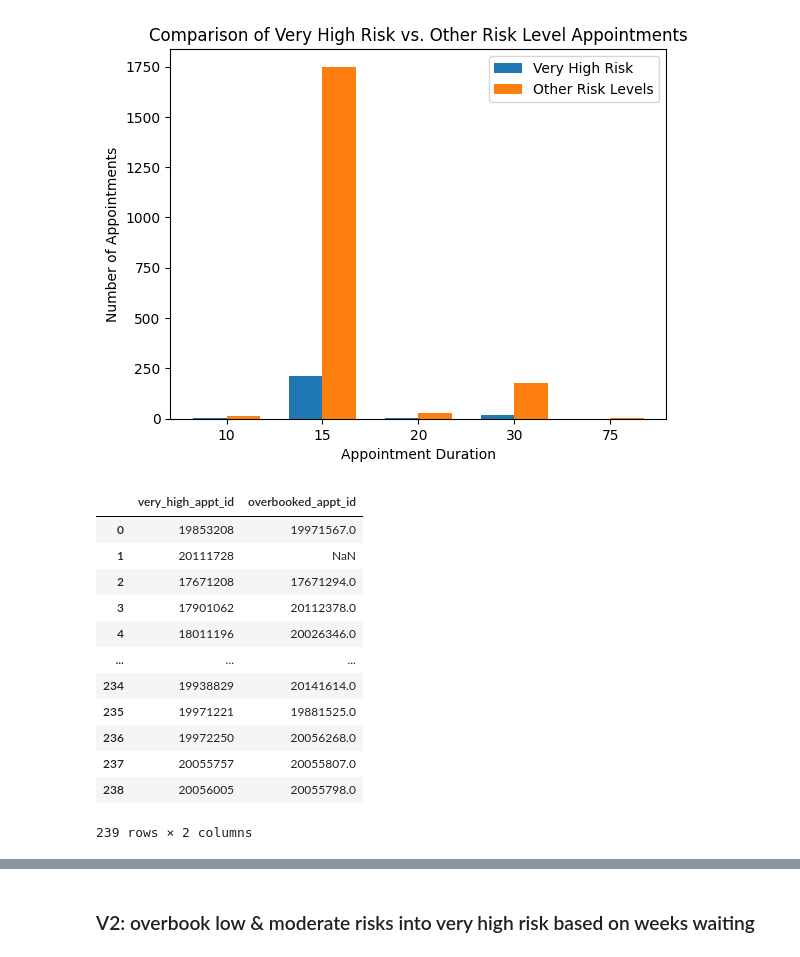
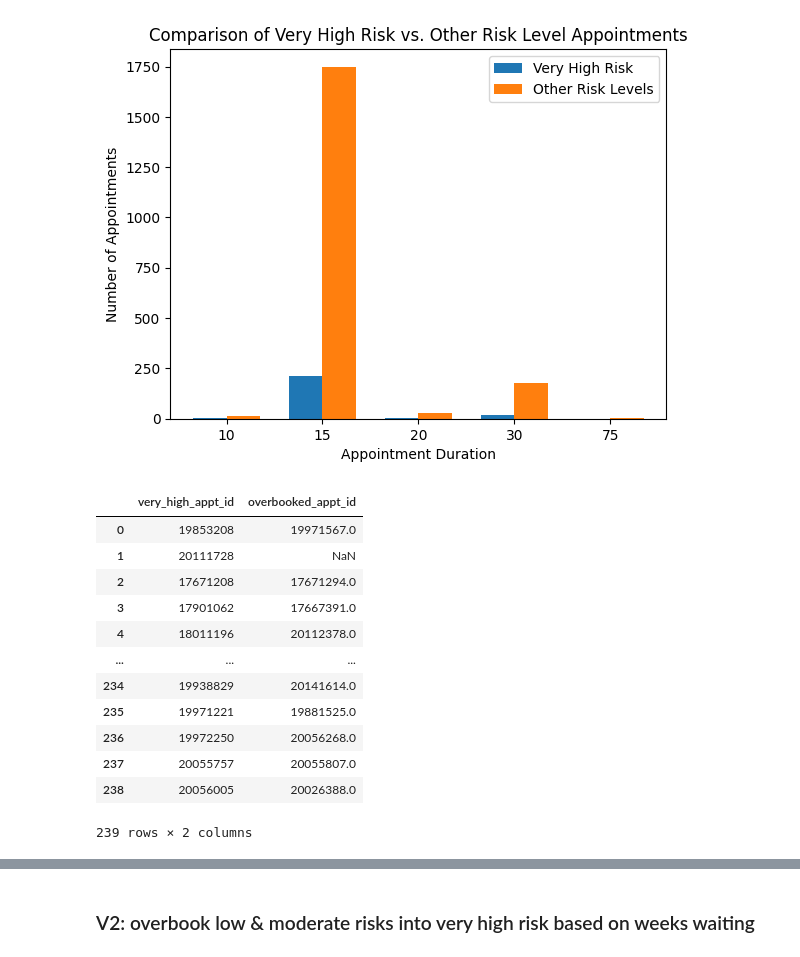
Before and after one commit to hallucinojenlee/hds_dna, a Jupyter notebook: scripts/overbooking_model.ipynb, the cells around one changed output, grey strips where cells are left out. Cells and saved outputs as stored; diff of their text form; code cells hidden in the pictures.

```diff
--- a/scripts/overbooking_model.ipynb
+++ b/scripts/overbooking_model.ipynb
@@ -150,48 +150,56 @@ def overbook_appointments(very_high_group, queue):
     for index, very_high_appt in very_high_group.iterrows():
         very_high_date = pd.to_datetime(very_high_appt["appt_date"])
         overbooked = False
-        while queue and not overbooked:
+        # Create a new, temporary queue to hold appointments that are not suitable for the current very_high_appt for later evaluation
+        temp_queue = deque()
+
+        while queue:
             # Pop the earliest appointment from the queue
-            earliest_appointment_id, earliest_date = queue[0]
+            earliest_appointment_id, earliest_date = queue.popleft()
             # Check if the very_high_date is earlier than the earliest_date
             if very_high_date < earliest_date:
-                queue.popleft() # Remove the earliest appointment from the queue
                 # Overbook the very high risk slot with the remaining appointment
                 overbooked_appointments.append((very_high_appt["appointment_id"], earliest_appointment_id))
                 overbooked = True
+                break
             else:
-                # If the date is not suitable, move to the next appointment in the queue
-                queue.popleft()
+                # If the date is not suitable, move the appointment to the temporary queue
+                temp_queue.append((earliest_appointment_id, earliest_date))
+
+        # Merge the temporary queue back into the original queue
+        queue.extendleft(reversed(temp_queue))
+
         if not overbooked:
             # No more appointments to overbook
             overbooked_appointments.append((very_high_appt["appointment_id"], None))
+
     return overbooked_appointments
 
 # Overbook each very high risk appointment duration group
 overbooked_10 = overbook_appointments(surgeon_new_very_high_10, queue10)
 overbooked_15 = overbook_appointments(surgeon_new_very_high_15, queue15)
 overbooked_20 = overbook_appointments(surgeon_new_very_high_20, queue20)
 overbooked_30 = overbook_appointments(surgeon_new_very_high_30, queue30)
 overbooked_75 = overbook_appointments(surgeon_new_very_high_75, queue75)
 
 # Combine all overbooked results
 all_overbooked_appointments = overbooked_10 + overbooked_15 + overbooked_20 + overbooked_30 + overbooked_75
 
 # Convert to DataFrame
 overbooked_df = pd.DataFrame(all_overbooked_appointments, columns=['very_high_appt_id', 'overbooked_appt_id'])
 overbooked_df
 # %% [output]
 |  | very_high_appt_id | overbooked_appt_id |
 | 0 | 19853208 | 19971567.0 |
 | 1 | 20111728 | NaN |
 | 2 | 17671208 | 17671294.0 |
-| 3 | 17901062 | 20112378.0 |
-| 4 | 18011196 | 20026346.0 |
+| 3 | 17901062 | 17667391.0 |
+| 4 | 18011196 | 20112378.0 |
 | ... | ... | ... |
 | 234 | 19938829 | 20141614.0 |
 | 235 | 19971221 | 19881525.0 |
 | 236 | 19972250 | 20056268.0 |
 | 237 | 20055757 | 20055807.0 |
-| 238 | 20056005 | 20055798.0 |
+| 238 | 20056005 | 20026388.0 |
 239 rows × 2 columns
 # %%
```
Also changed, not shown: parts of 6 cells of this notebook.
